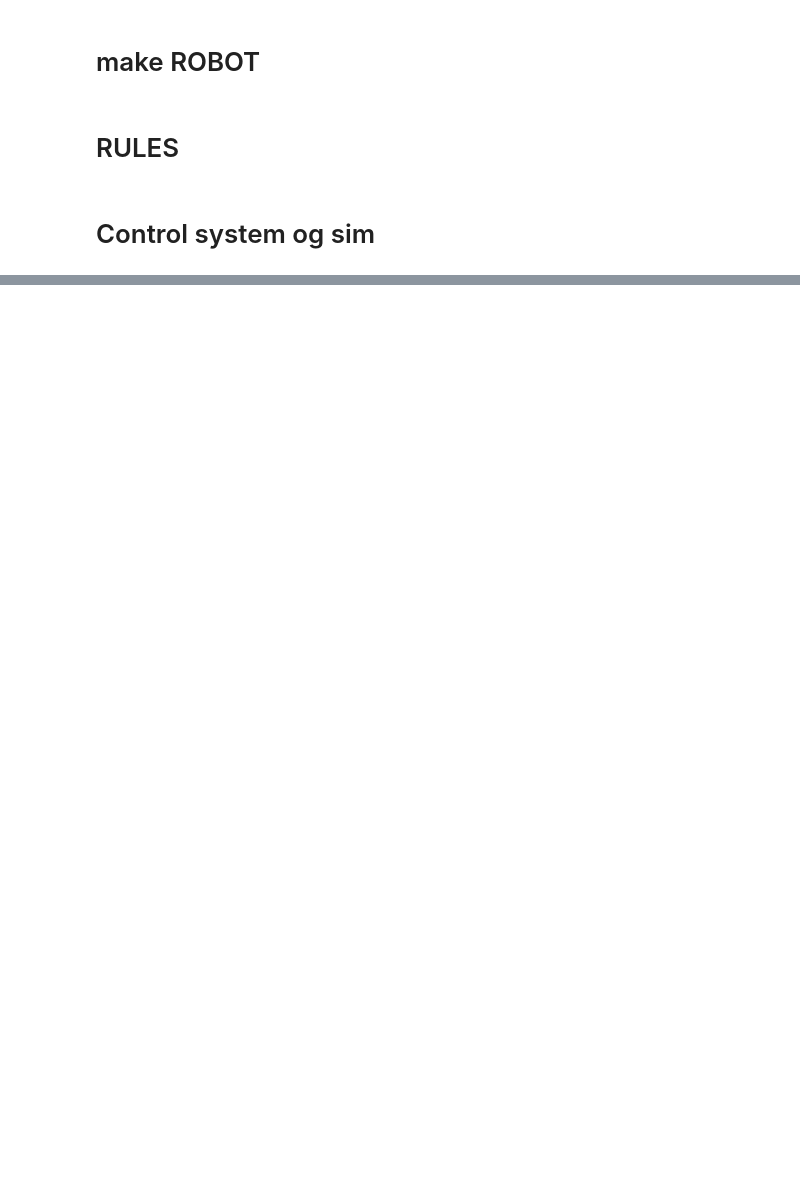
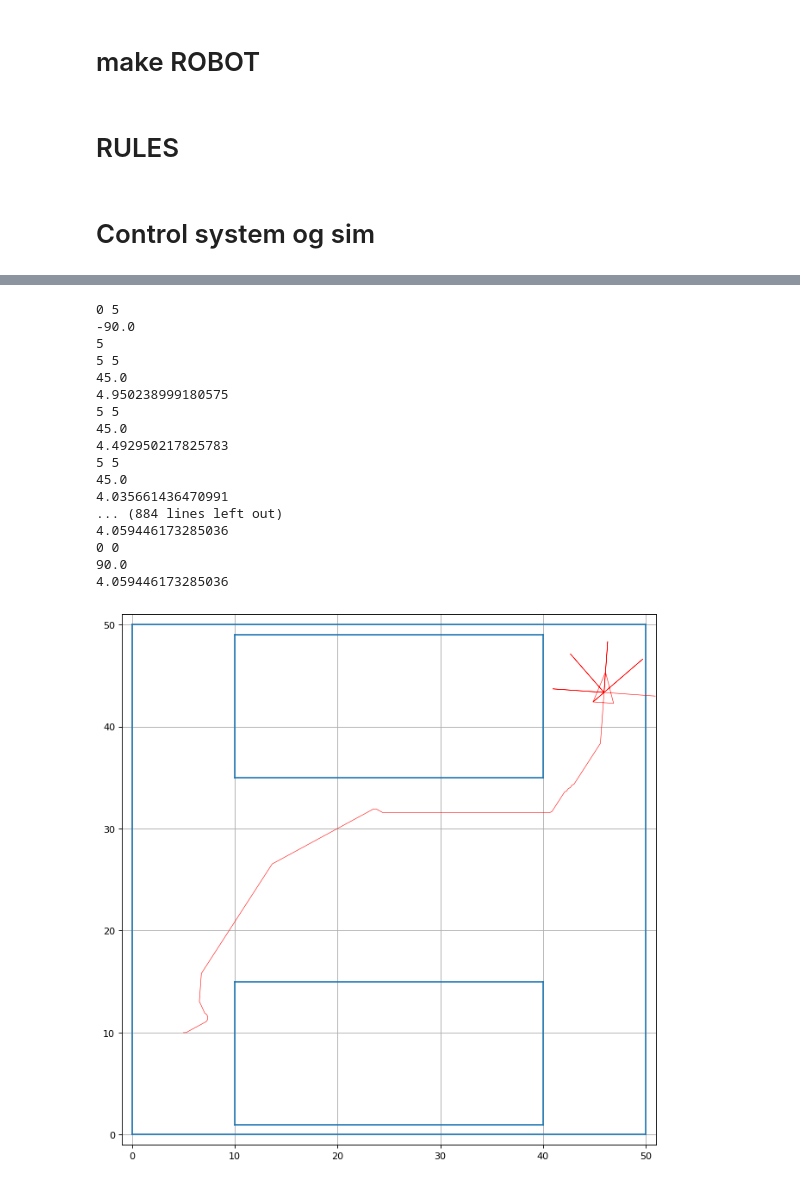
Before and after one commit to ValdemarLange/Sem5, a Jupyter notebook: AI/Lecture4/fuzzy_obstacle_avoidance_exercise.ipynb, the cells around one changed output, grey strips where cells are left out. Drawn from its saved outputs; the diff is of its cells as text; code cells hidden in the pictures; blank space fills up the shorter version.

```diff
--- a/AI/Lecture4/fuzzy_obstacle_avoidance_exercise.ipynb
+++ b/AI/Lecture4/fuzzy_obstacle_avoidance_exercise.ipynb
@@ -469,0 +492,70 @@ KeyError: Consequent: direction
+# %%
+def wheel_speeds(direction, goaldist):
+    if goaldist < 2:
+        return 0,0
+    if direction <= 3:
+        return 0,5
+    elif direction <= 6:
+        return 5,5
+    else:
+        return 5,0
+# %%
+goal = (45,45)
+
+# Init a new world with a width and height of 50
+init_world(50, 50)
+
+# Create a new robot with initial location (25, 45) and theta = 0right
+my_robot = Robot(5, 10, 0)
+
+
+add_rectangular_obstacle(10, 1, 40, 15)
+add_rectangular_obstacle(10, 35, 40, 49)
+#add_rectangular_obstacle(25, 22, 30, 40)
+
+
+# We define the robot's behavior
+def my_obstacle_avoidance(robot, frame):
+    robot_sim.input['sensors'] = closest_obstacle(my_robot)
+    robot_sim.input['dist'] = min(my_robot.get_sensor_readings())
+    robot_sim.input['goaldist'] = my_robot.goal_dist(goal)
+    goaldist = my_robot.goal_dist(goal)
+    robot_sim.input['goalangle'] = my_robot.goal_angle(goal)
+
+    #print(my_robot.goal_angle(goal))
+    # print(min(my_robot.get_sensor_readings()))
+    #print(my_robot.goal_dist(goal))
+
+    # Crunch the numbers
+    robot_sim.compute()
+
+    dir = robot_sim.output['drive']
+
+    wl, wr = wheel_speeds(dir, goaldist)
+    print(wl, wr)
+    print(closest_obstacle(my_robot))
+    print(min(my_robot.get_sensor_readings()))
+
+    my_robot.set_speed(wl, wr)
+
+
+run_experiment(robot=my_robot, controller=my_obstacle_avoidance, frames=300, animate=False)
+# %% [output]
+0 5
+-90.0
+5
+5 5
+45.0
+4.950238999180575
+5 5
+45.0
+4.492950217825783
+5 5
+45.0
+4.035661436470991
+... (884 lines left out)
+4.059446173285036
+0 0
+90.0
+4.059446173285036
+[figure, added]
```
Also changed, not shown: parts of 9 cells of this notebook, 5 other files.
